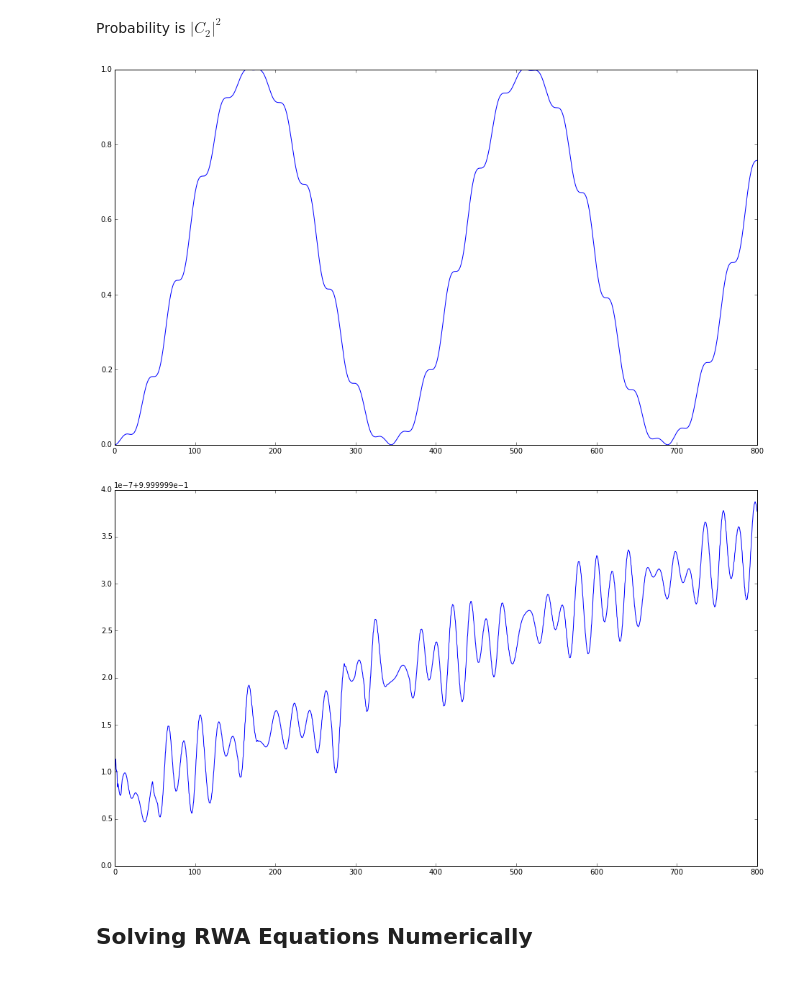
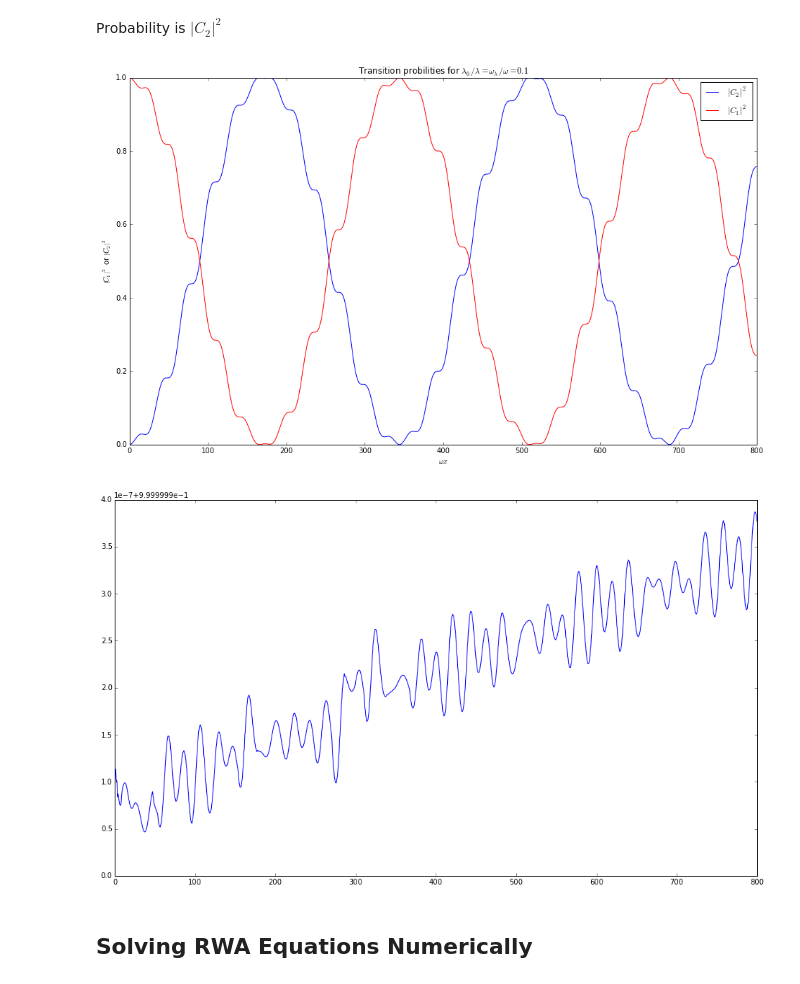
Before and after one commit to NeuPhysics/codebase, a Jupyter notebook: ipynb/matter/UnderstandingPeriodicMatterDrivenNeutrinoOscillations.ipynb, the cells around one changed output. Cells and saved outputs as stored; diff of their text form; code cells hidden in the pictures.

Commit message:
:maple_leaf: export figures | I have a present for you.

```diff
--- a/ipynb/matter/UnderstandingPeriodicMatterDrivenNeutrinoOscillations.ipynb
+++ b/ipynb/matter/UnderstandingPeriodicMatterDrivenNeutrinoOscillations.ipynb
@@ -88,18 +92,26 @@ Probability is $\lvert C_2 \rvert^2$
 def probOriginal(x):
     return c[:,2]**2+c[:,3]**2
 
+def probOriginal2(x):
+    return c[:,0]**2 + c[:,1]**2
+
 def normOriginal(x):
     return  c[:,0]**2+c[:,1]**2 + c[:,2]**2+c[:,3]**2
 # %%
 plt.figure(figsize = (16,9.36))
-plt.plot(xlist,probOriginal(xlist)/normOriginal(xlist))
+plt.plot(xlist,probOriginal(xlist)/normOriginal(xlist),'b-',label='$| C_2 |^2$ ')
+plt.plot(xlist,probOriginal2(xlist)/normOriginal(xlist),'r-',label='$| C_1 |^2$ ')
+plt.xlabel("$\omega x$")
+plt.ylabel("$| C_1 |^2$ or $| C_2 |^2$")
+plt.title("Transition Probilities for $\lambda_0/\lambda = \omega_\lambda /\omega = 0.1$")
+plt.legend()
 plt.show()
 
 plt.figure(figsize = (16,9.36))
 plt.plot(xlist,normOriginal(xlist))
 plt.show()
 # %% [output]
-[figure, old version]
+[figure, new version]
 [figure]
 # %% [markdown]
 ## Solving RWA Equations Numerically
```
Also changed, not shown: parts of 2 cells of this notebook, 2 other files.
